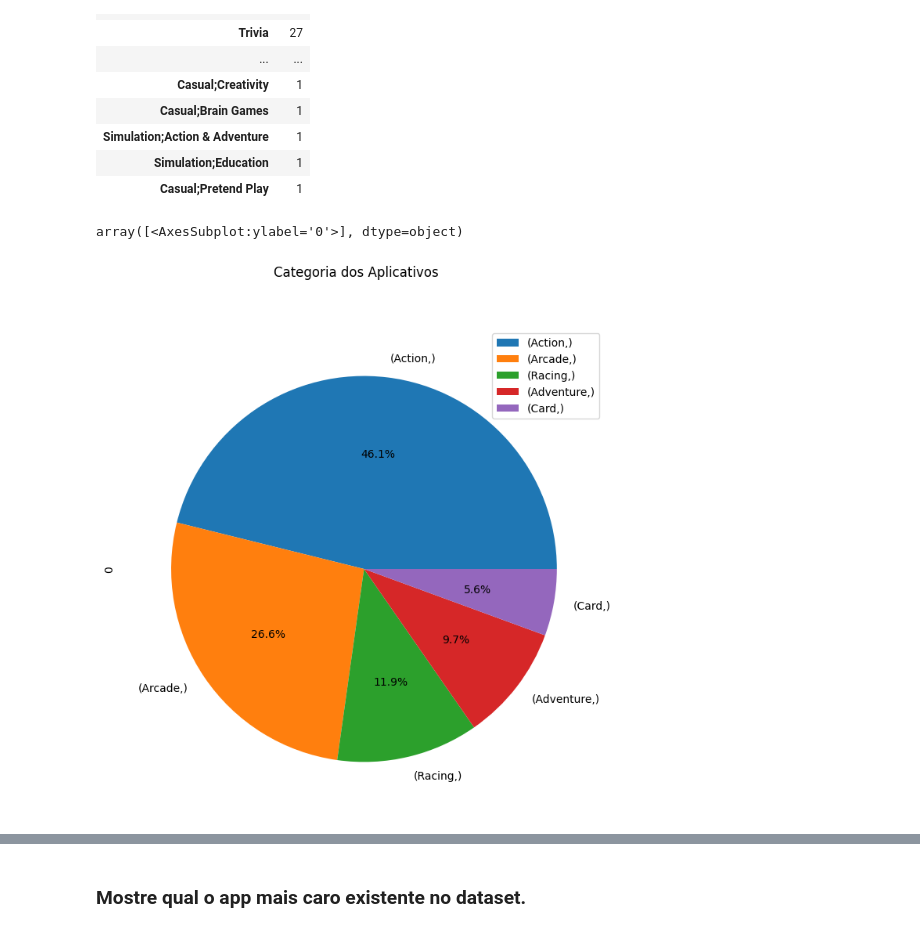
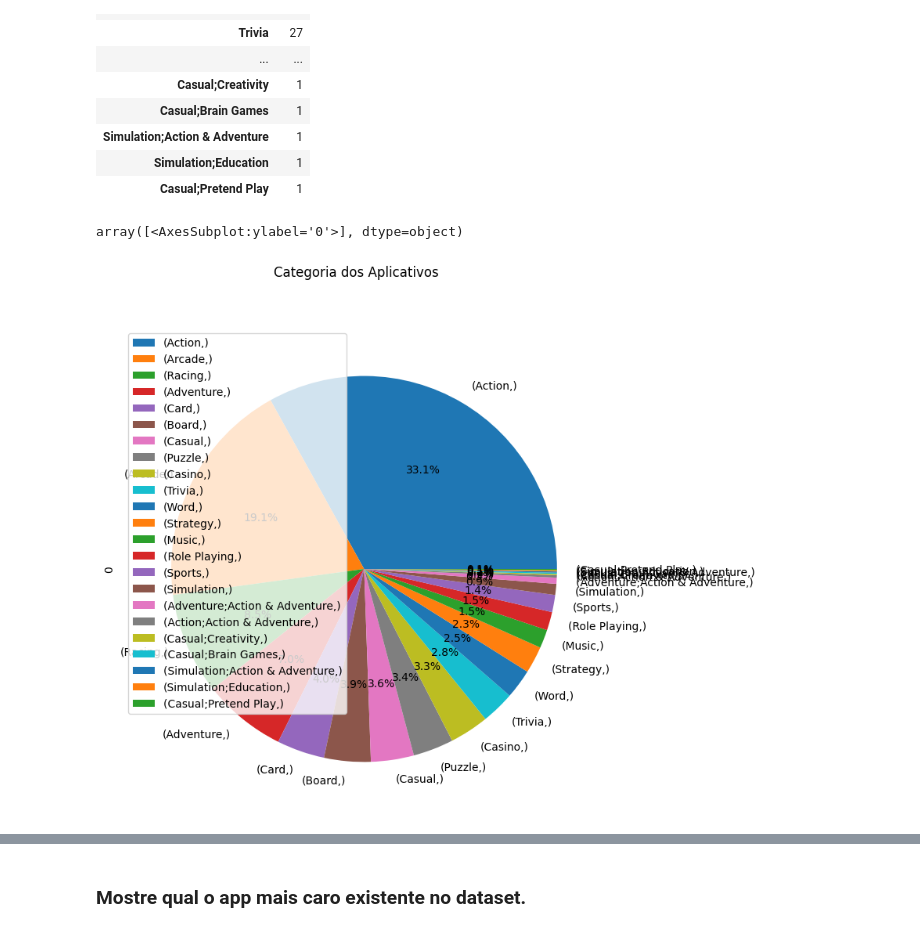
Before and after one commit to Luiz695/sprint02-Python-compass, a Jupyter notebook: lista-de-exercicios/lista-02/Lista_02.ipynb, the cells around one changed output, grey strips where cells are left out. Saved outputs shown, nothing was run; the diff lists cells and outputs as text; code cells hidden in the pictures.

```diff
--- a/lista-de-exercicios/lista-02/Lista_02.ipynb
+++ b/lista-de-exercicios/lista-02/Lista_02.ipynb
@@ -376,9 +408,9 @@ contagem
 | Simulation;Education | 1 |
 | Casual;Pretend Play | 1 |
 # %%
-categorias_existentes = contagem.head(5)
+categorias_existentes = contagem
 categorias_existentes.plot.pie(title = "Categoria dos Aplicativos", figsize=(8, 8), autopct='%1.1f%%', subplots = True, legend = True)
 #contagem.plot.pie(title = "Categoria dos Aplicativos", figsize=(8, 8), autopct='%1.1f%%', subplots = True, legend = True)
 # %% [output]
 array([<AxesSubplot:ylabel='0'>], dtype=object)
-[figure, old version]
+[figure, new version]
```
Also changed, not shown: parts of 15 cells of this notebook, 4 other files.
